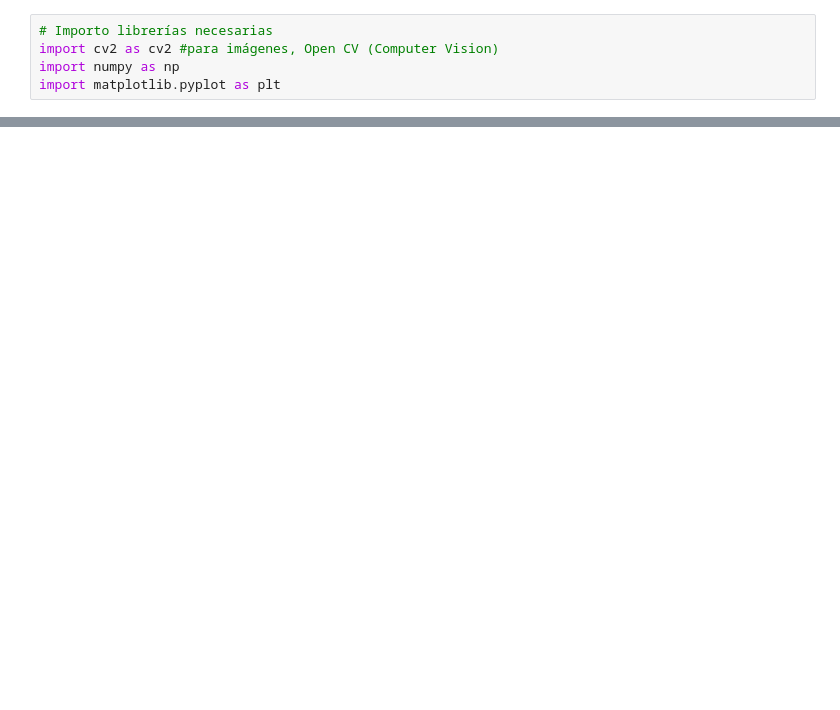
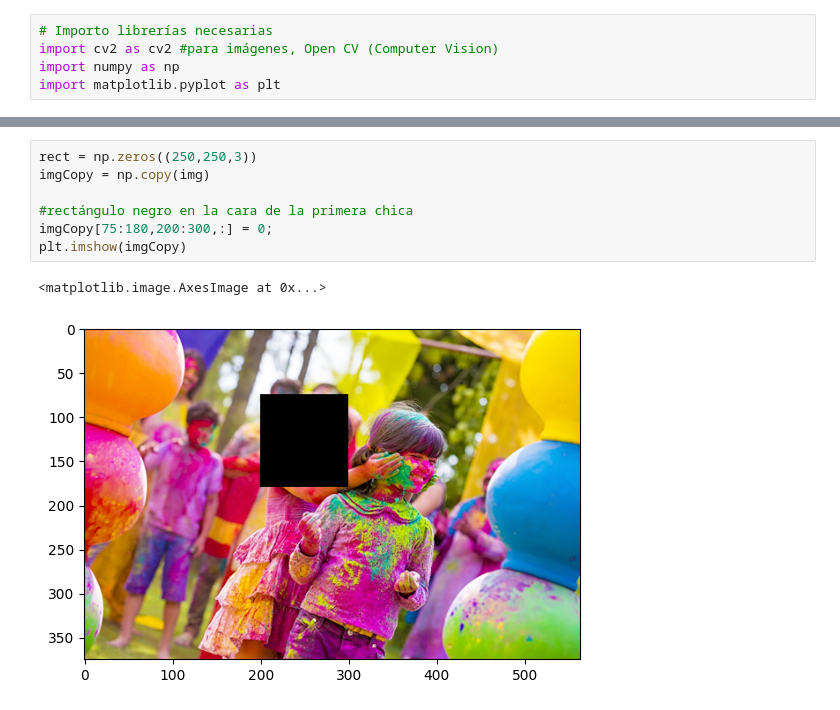
Before and after one commit to fdiezdev/procesamiento_senales, a Jupyter notebook: Ejercicios/T04.ipynb, the cells around one changed output, grey strips where cells are left out. Drawn from its saved outputs; the diff is of its cells as text; blank space fills up the shorter version.

```diff
--- a/Ejercicios/T04.ipynb
+++ b/Ejercicios/T04.ipynb
@@ -34,0 +54,10 @@ plt.imshow(R, cmap=)
+# %%
+rect = np.zeros((250,250,3))
+imgCopy = np.copy(img)
+
+#rectángulo negro en la cara de la primera chica
+imgCopy[75:180,200:300,:] = 0;
+plt.imshow(imgCopy)
+# %% [output]
+<matplotlib.image.AxesImage at 0x...>
+[figure, added]
```
Also changed, not shown: parts of 4 cells of this notebook, 1 other file.
